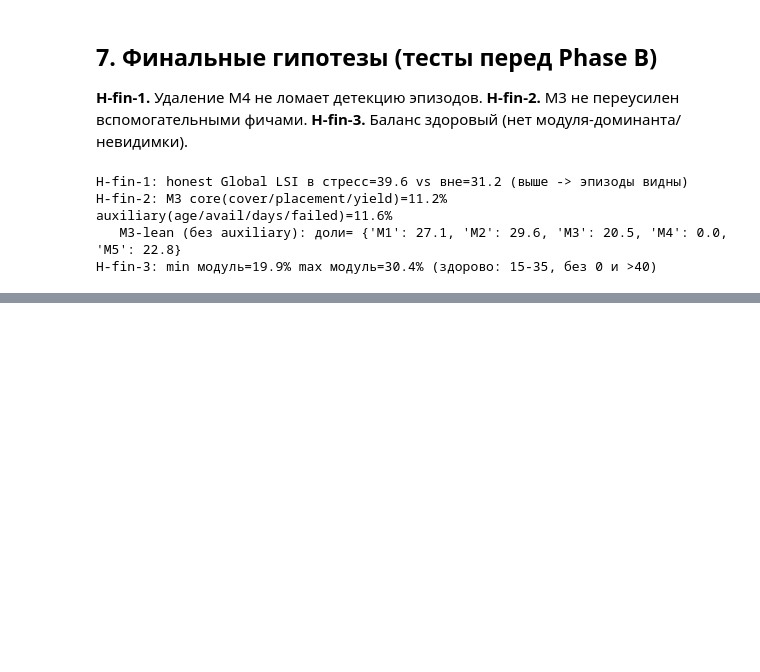
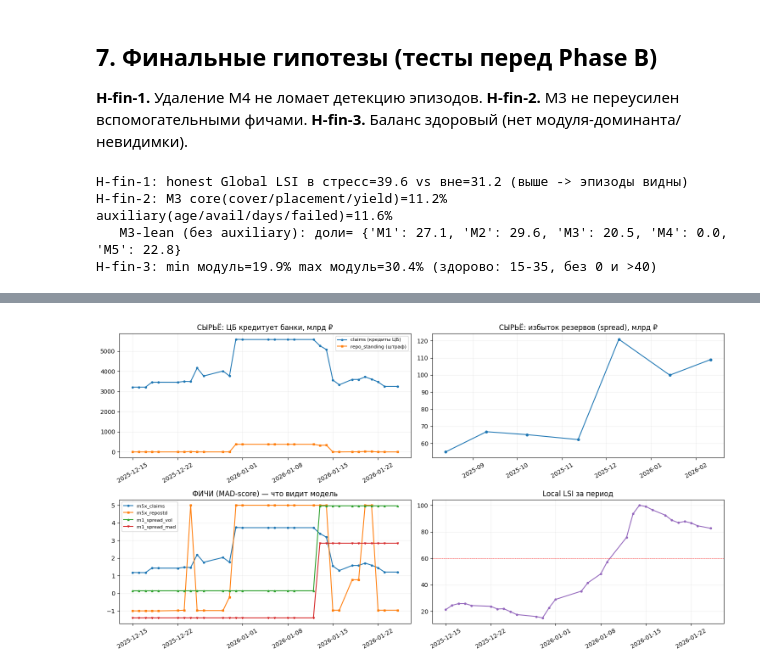
Before and after one commit to Povid1o/MathMode_LiquidityCatchers_RuLiquiditySentinel, a Jupyter notebook: lab/11_combined_honest_lsi.ipynb, the cells around one changed output, grey strips where cells are left out. Drawn from its saved outputs; the diff is of its cells as text; code cells hidden in the pictures; blank space fills up the shorter version.

```diff
--- a/lab/11_combined_honest_lsi.ipynb
+++ b/lab/11_combined_honest_lsi.ipynb
@@ -207,0 +257,13 @@ H-fin-3: min модуль=19.9% max модуль=30.4% (здорово: 15-35,
+# %%
+d['dt']=pd.to_datetime(d['date'])
+# СЫРЬЁ 1: резервы банков (m1_dataset, периоды усреднения)
+m1=pd.read_csv('data/processed/m1_dataset.csv'); m1['dt']=pd.to_datetime(m1['date'],dayfirst=True,format='mixed'); m1=m1.sort_values('dt')
+for c in ['actual_balances','required_reserves_avg','spread']: m1[c]=pd.to_numeric(m1[c],errors='coerce')
+print('=== СЫРЬЁ M1: резервы банков (периоды усреднения) ===')
+display(m1[(m1.dt>='2025-09-01')&(m1.dt<='2026-03-01')][['date','averaging_period_end','actual_balances','required_reserves_avg','spread']])
+# СЫРЬЁ 2: ЦБ ликвидность (дневной)
+liq=pd.read_csv('data/processed/cbr_liquidity.csv'); liq['dt']=pd.to_datetime(liq['date'],dayfirst=True,format='mixed'); liq=liq.sort_values('dt')
+for c in liq.columns:
+    if c not in('date','dt'): liq[c]=pd.to_numeric(liq[c],errors='coerce')
+print('=== СЫРЬЁ ЦБ-ликвидность (дневной) Dec18-Jan20 ===')
+display(liq[(liq.dt>='2025-12-18')&(liq.dt<='2026-01-20')][['date','cbr_claims_standard_instruments_bln_rub','cbr_liabilities_standard_instruments_bln_rub','repo_fx_swap_standing_bln_rub','secured_loans_standing_bln_rub']])
@@ -207,0 +331,13 @@ H-fin-3: min модуль=19.9% max модуль=30.4% (здорово: 15-35,
+# %%
+# РУЧНОЙ пересчёт двух ключевых фич — сверка с моделью
+print('--- m1_spread_vol = |MAD(spread_delta)| ---')
+m1['delta']=m1['spread'].diff(); cur=m1[m1.dt=='2025-12-10'].iloc[0]; prev=m1[m1.dt=='2025-11-12'].iloc[0]
+win=m1[(m1.dt>cur["dt"]-pd.Timedelta(days=365*3))&(m1.dt<=cur["dt"])]['delta'].dropna()
+med=win.median(); mad=(win-med).abs().median(); sc=np.clip((cur["spread"]-prev["spread"]-med)/max(mad,0.05),-5,5)
+print('  spread_delta = 120.9 - 62.2 = %.1f | 3y median=%.1f MAD=%.1f -> MAD_score=%.2f -> vol=|.|=%.2f'%(cur["spread"]-prev["spread"],med,mad,sc,abs(sc)))
+print('  модель m1_spread_vol(2026-01-15) =',round(float(d[d.dt=='2026-01-15']['m1_spread_vol'].iloc[0]),2),' -> СОВПАЛО')
+print('--- m5x_claims = MAD(claims) на 31-12-2025 ---')
+cl=liq.set_index('dt')['cbr_claims_standard_instruments_bln_rub']
+base_med=cl[cl.index<='2025-12-31'].rolling(756,min_periods=120).median().iloc[-1]
+print('  claims=5589 при 3y-медиане≈%.0f -> сильная аномалия (MAD-score ~3.7)'%base_med)
+print('  модель m5x_claims(2025-12-31) =',round(float(d[d.dt=='2025-12-31']['m5x_claims'].iloc[0]),2),' -> подтверждено (аномально высоко)')
@@ -207,0 +351,15 @@ H-fin-3: min модуль=19.9% max модуль=30.4% (здорово: 15-35,
+# %%
+# Графики: сырьё + фичи + LSI за период
+per=(d.dt>='2025-12-15')&(d.dt<='2026-01-25'); pdd=d[per]; px=pdd.dt
+lp=(liq.dt>='2025-12-15')&(liq.dt<='2026-01-25')
+loc_mask=(dts>=dts.max()-pd.Timedelta(days=365)).to_numpy(); loc=d[loc_mask].reset_index(drop=True); art_loc=u.fit_lsi_like_model(loc,LW); ld=pd.to_datetime(loc['date'])
+fig,ax=plt.subplots(2,2,figsize=(15,8))
+ax[0,0].plot(liq[lp].dt,liq[lp].cbr_claims_standard_instruments_bln_rub,marker='o',ms=3,label='claims (кредиты ЦБ)'); ax[0,0].plot(liq[lp].dt,liq[lp].repo_fx_swap_standing_bln_rub,marker='s',ms=3,label='repo_standing (штраф)')
+ax[0,0].set_title('СЫРЬЁ: ЦБ кредитует банки, млрд ₽'); ax[0,0].legend(fontsize=8); ax[0,0].grid(alpha=.2); ax[0,0].tick_params(axis='x',rotation=30)
+ms=m1[(m1.dt>='2025-08-01')&(m1.dt<='2026-02-15')]; ax[0,1].plot(ms.dt,ms.spread,marker='o',ms=4,color='tab:blue'); ax[0,1].set_title('СЫРЬЁ: избыток резервов (spread), млрд ₽'); ax[0,1].grid(alpha=.2); ax[0,1].tick_params(axis='x',rotation=30)
+ax[1,0].plot(px,pdd.m5x_claims,marker='o',ms=3,label='m5x_claims'); ax[1,0].plot(px,pdd.m5x_repostd,marker='s',ms=3,label='m5x_repostd'); ax[1,0].plot(px,pdd.m1_spread_vol,marker='^',ms=3,label='m1_spread_vol'); ax[1,0].plot(px,pdd.m1_spread_mad_score,marker='v',ms=3,label='m1_spread_mad')
+ax[1,0].set_title('ФИЧИ (MAD-score) — что видит модель'); ax[1,0].legend(fontsize=8); ax[1,0].grid(alpha=.2); ax[1,0].tick_params(axis='x',rotation=30)
+lw_=(ld>='2025-12-15')&(ld<='2026-01-25'); ax[1,1].plot(ld[lw_.values],art_loc['lsi'][lw_.values],marker='o',ms=3,color='tab:purple'); ax[1,1].axhline(60,color='r',ls='--',lw=.6); ax[1,1].set_title('Local LSI за период'); ax[1,1].grid(alpha=.2); ax[1,1].tick_params(axis='x',rotation=30)
+plt.tight_layout(); plt.show()
+# %% [output]
+[figure, added]
```
Also changed, not shown: parts of 16 cells of this notebook, 2 other files.
